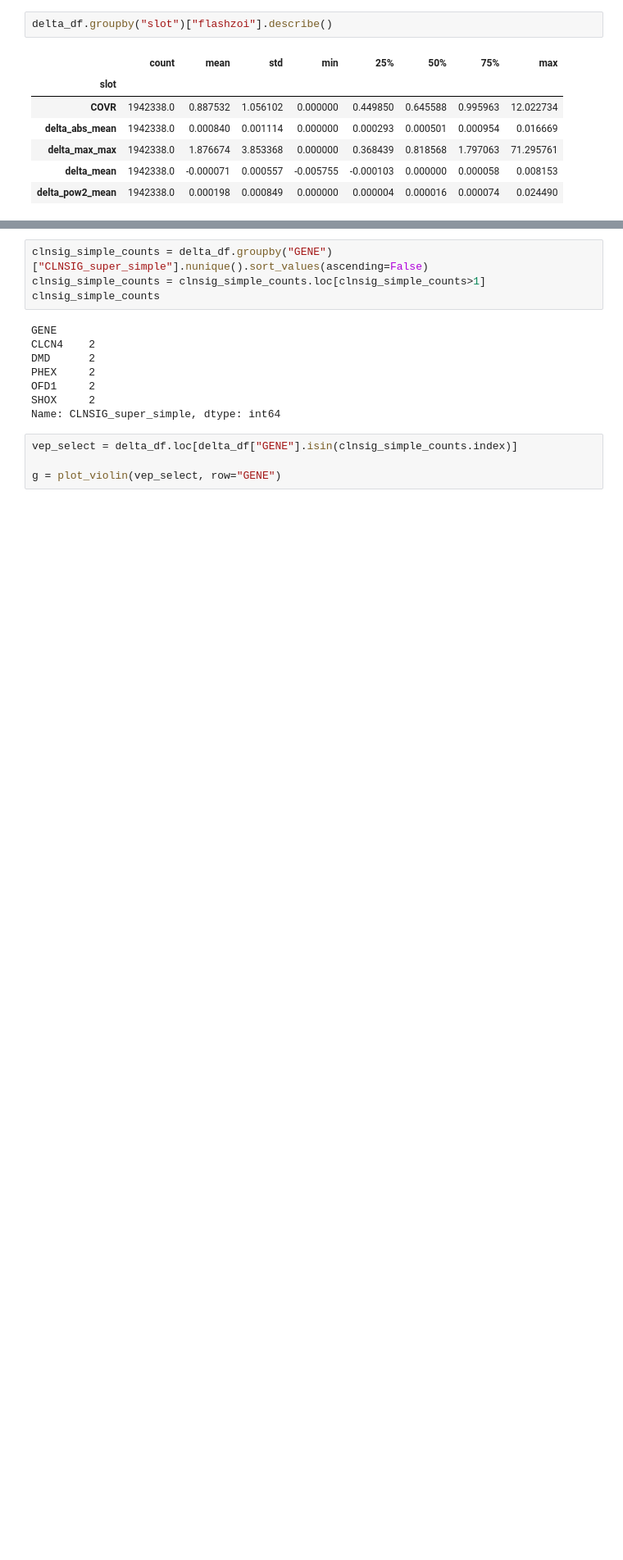
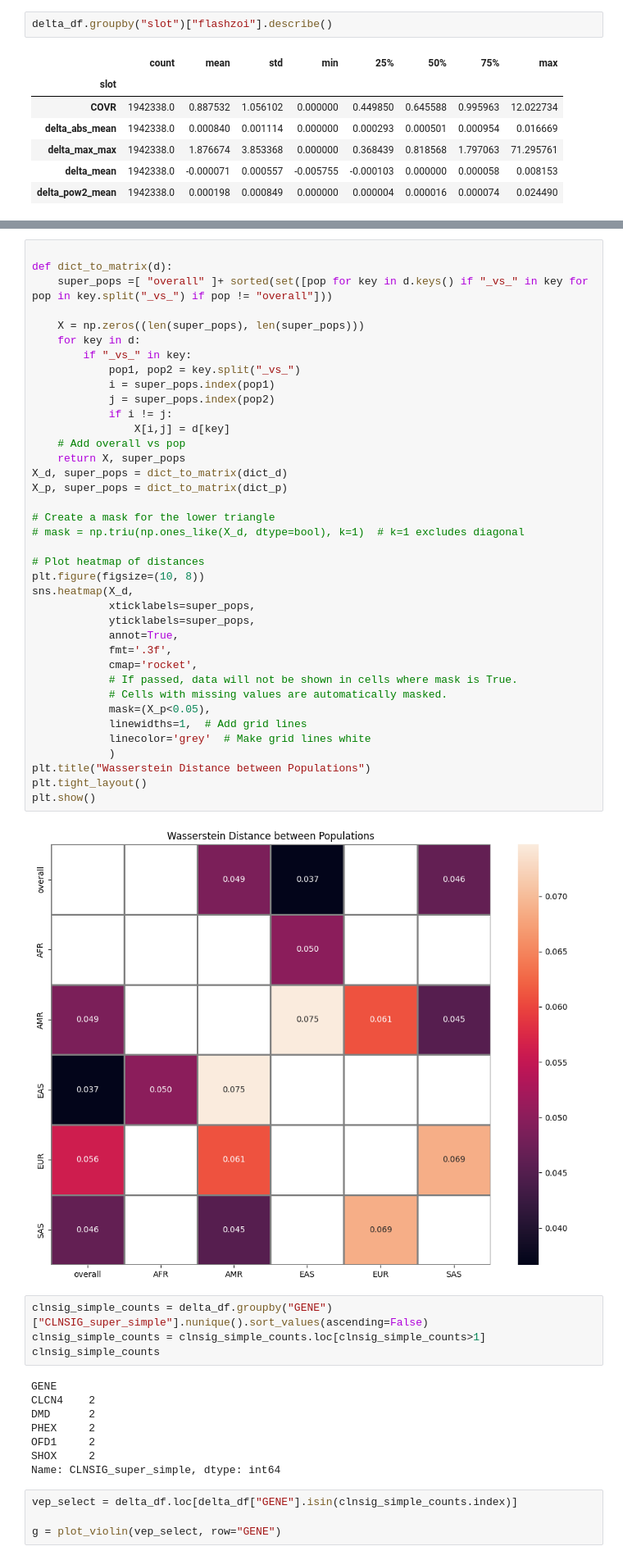
Before and after one commit to bschilder/VEP_DNA, a Jupyter notebook: notebooks/vep_analysis.ipynb, the cells around one changed output, grey strips where cells are left out. Shown at 82% size. Cells and saved outputs as stored; diff of their text form; blank space fills up the shorter version.

```diff
--- a/notebooks/vep_analysis.ipynb
+++ b/notebooks/vep_analysis.ipynb
@@ -531,3 +533,43 @@ plt.legend()
+# %%
+
+def dict_to_matrix(d):
+    super_pops =[ "overall" ]+ sorted(set([pop for key in d.keys() if "_vs_" in key for pop in key.split("_vs_") if pop != "overall"]))
+
+    X = np.zeros((len(super_pops), len(super_pops)))
+    for key in d:
+        if "_vs_" in key:
+            pop1, pop2 = key.split("_vs_")
+            i = super_pops.index(pop1)
+            j = super_pops.index(pop2)
+            if i != j:
+                X[i,j] = d[key]
+    # Add overall vs pop
+    return X, super_pops
+X_d, super_pops = dict_to_matrix(dict_d)
+X_p, super_pops = dict_to_matrix(dict_p)
+
+# Create a mask for the lower triangle
+# mask = np.triu(np.ones_like(X_d, dtype=bool), k=1)  # k=1 excludes diagonal
+
+# Plot heatmap of distances
+plt.figure(figsize=(10, 8))
+sns.heatmap(X_d,
+            xticklabels=super_pops,
+            yticklabels=super_pops,
+            annot=True,
+            fmt='.3f',
+            cmap='rocket',
+            # If passed, data will not be shown in cells where mask is True.
+            # Cells with missing values are automatically masked.
+            mask=(X_p<0.05),
+            linewidths=1,  # Add grid lines
+            linecolor='grey'  # Make grid lines white
+            )
+plt.title("Wasserstein Distance between Populations")
+plt.tight_layout()
+plt.show()
+# %% [output]
+[figure, added]
 # %%
 clnsig_simple_counts = delta_df.groupby("GENE")["CLNSIG_super_simple"].nunique().sort_values(ascending=False)
 clnsig_simple_counts = clnsig_simple_counts.loc[clnsig_simple_counts>1]
```
Also changed, not shown: parts of 13 cells of this notebook, 3 other files.
